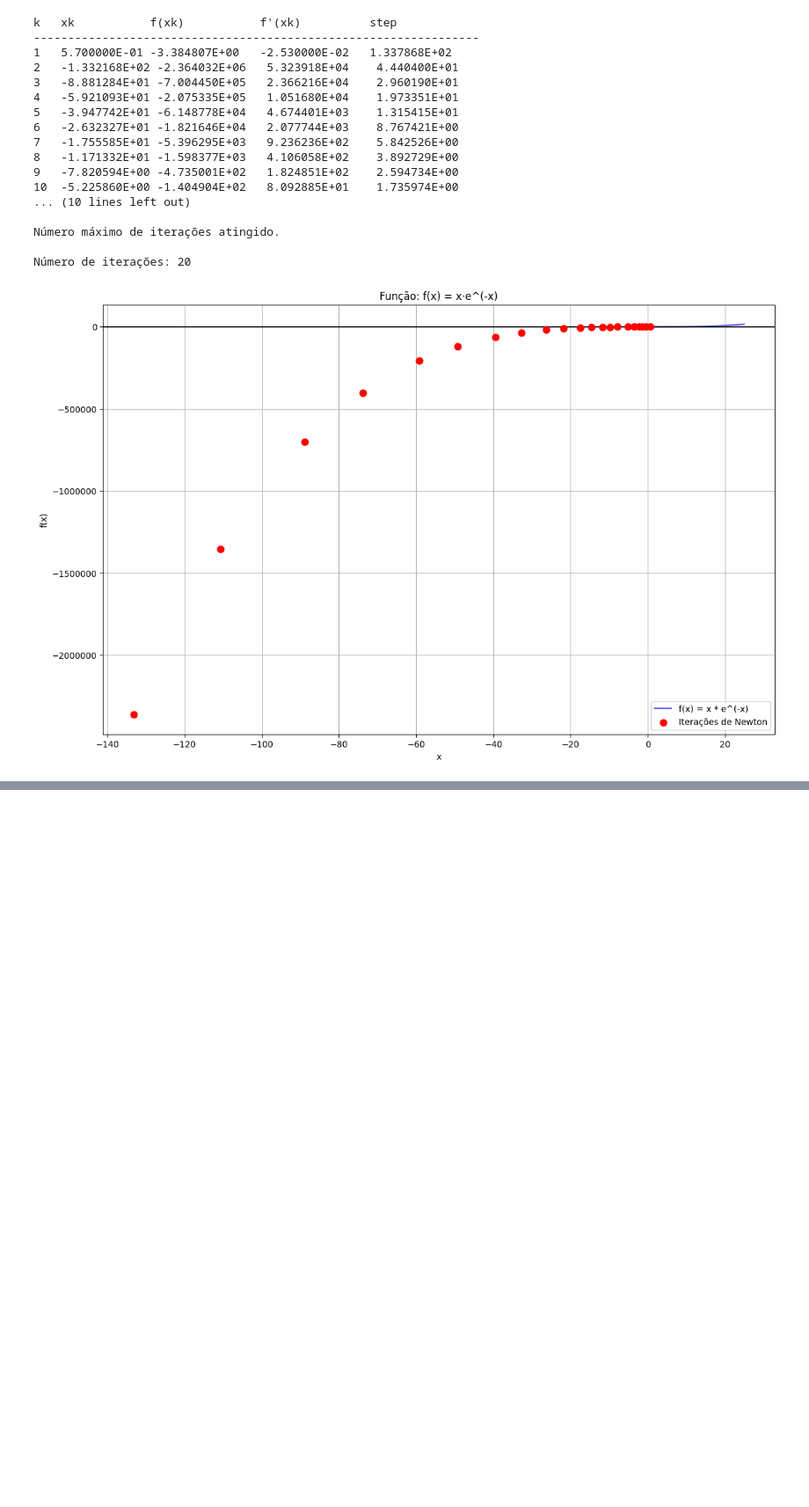
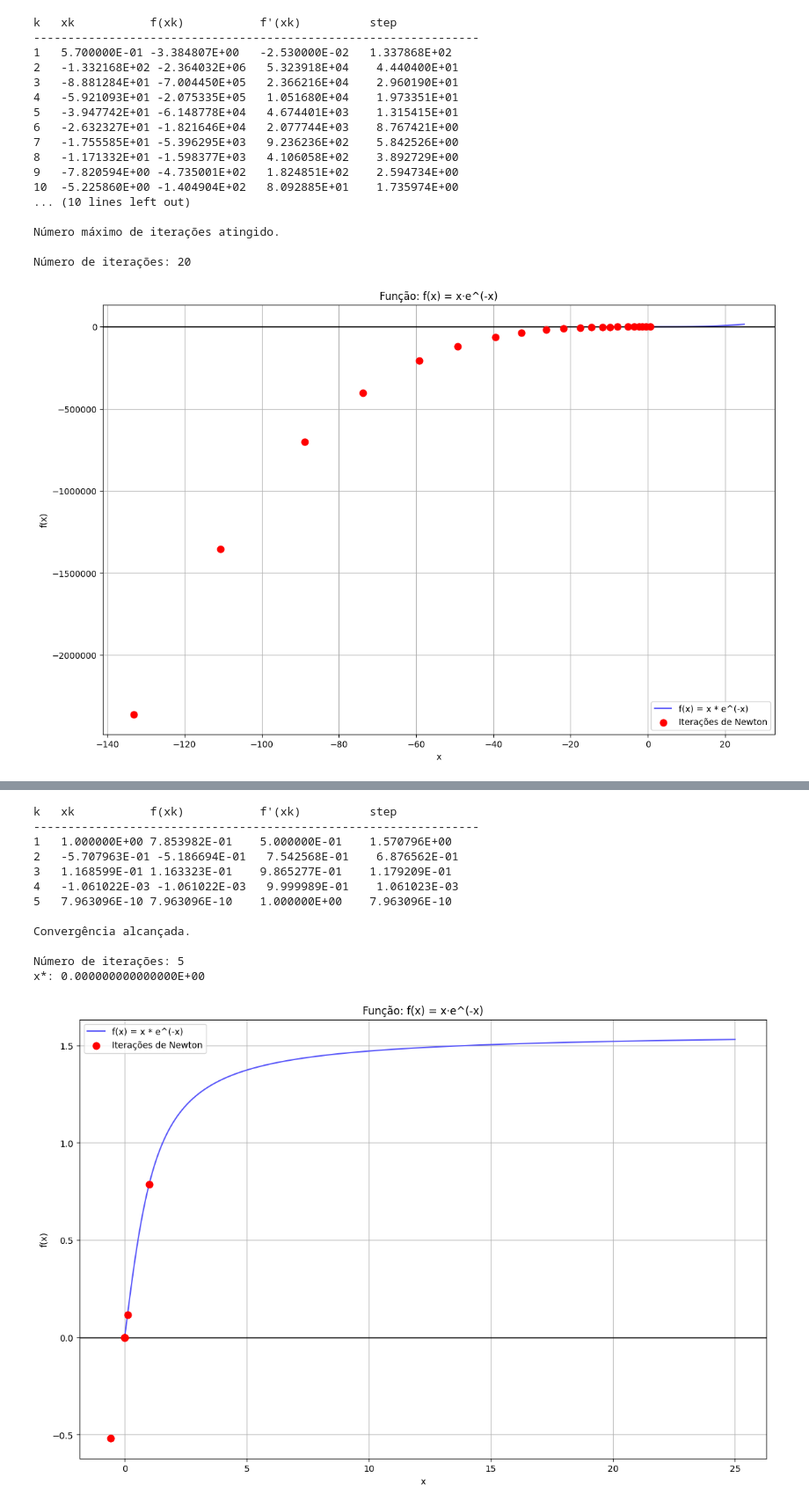
Before and after one commit to Adnerb7/CN_P1, a Jupyter notebook: Exercicio1.ipynb, the cells around one changed output, grey strips where cells are left out. Shown: that part at 88% size. Drawn from its saved outputs; the diff is of its cells as text; code cells hidden in the pictures; blank space fills up the shorter version.

```diff
--- a/Exercicio1.ipynb
+++ b/Exercicio1.ipynb
@@ -270,0 +288,37 @@ x*: 0.000000000000000E+00
+# %%
+#chamando Newton para x0 = 1
+x0 = 1
+
+x_final, xk_list, fxk_list = metodo_newton(f, df, x0, t, maxit)
+
+plt.style.use('default')
+
+valor_x = np.linspace(0, 25, 2000)
+valor_y = [f(x) for x in valor_x]
+
+plt.figure(figsize=(14, 9))
+plt.plot(valor_x, valor_y, color='#5755FA', label='f(x) = x * e^(-x)')
+plt.axhline(0, color='black', linewidth=1)
+plt.scatter(xk_list, fxk_list, color='red', s=60, label='Iterações de Newton', zorder=5)
+plt.axhline(0, color='black', linewidth=1)
+
+plt.xlabel('x')
+plt.ylabel('f(x)')
+plt.title('Função: f(x) = x·e^(-x)')
+plt.grid(True)
+plt.legend()
+plt.ticklabel_format(style='plain')
+# %% [output]
+k   xk           f(xk)           f'(xk)          step
+-----------------------------------------------------------------
+1   1.000000E+00 7.853982E-01    5.000000E-01    1.570796E+00
+2   -5.707963E-01 -5.186694E-01   7.542568E-01    6.876562E-01
+3   1.168599E-01 1.163323E-01    9.865277E-01    1.179209E-01
+4   -1.061022E-03 -1.061022E-03   9.999989E-01    1.061023E-03
+5   7.963096E-10 7.963096E-10    1.000000E+00    7.963096E-10
+
+Convergência alcançada.
+
+Número de iterações: 5
+x*: 0.000000000000000E+00
+[figure, added]
```
Also changed, not shown: parts of 6 cells of this notebook.
